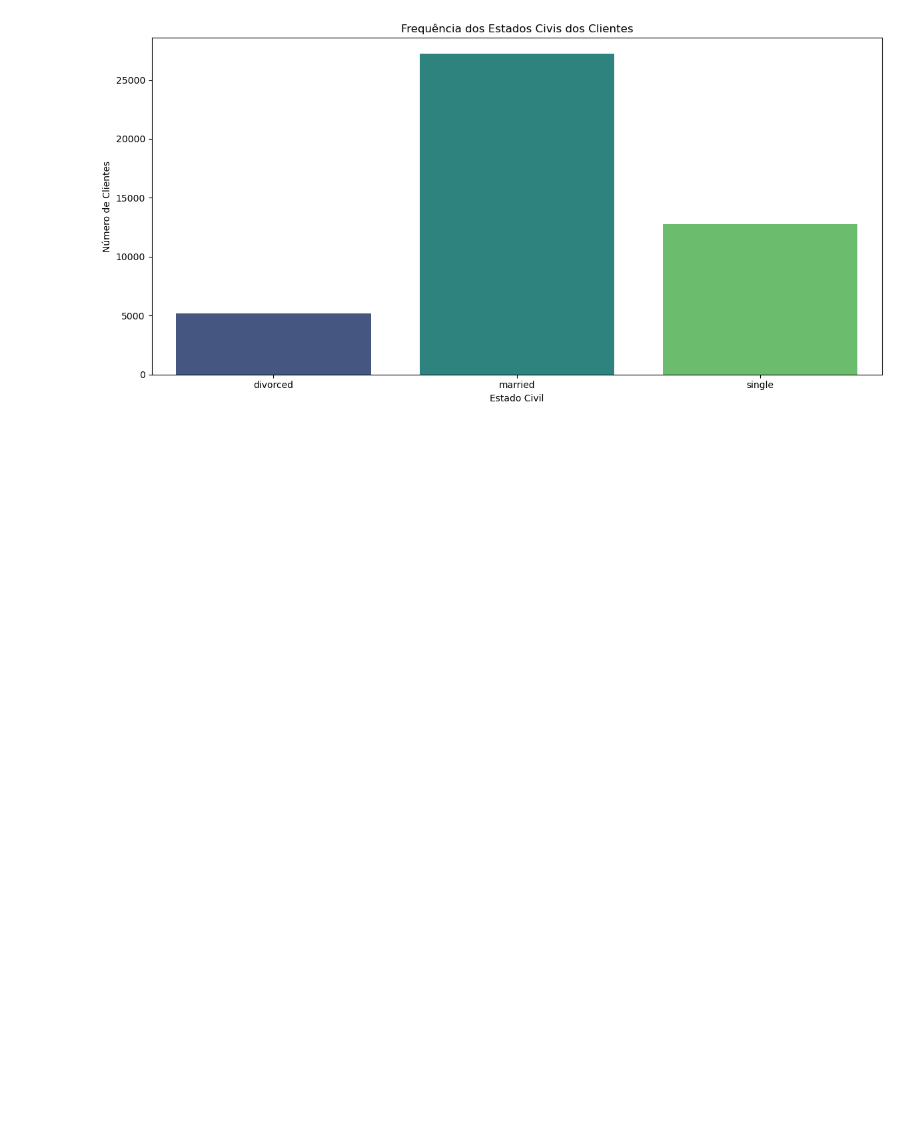
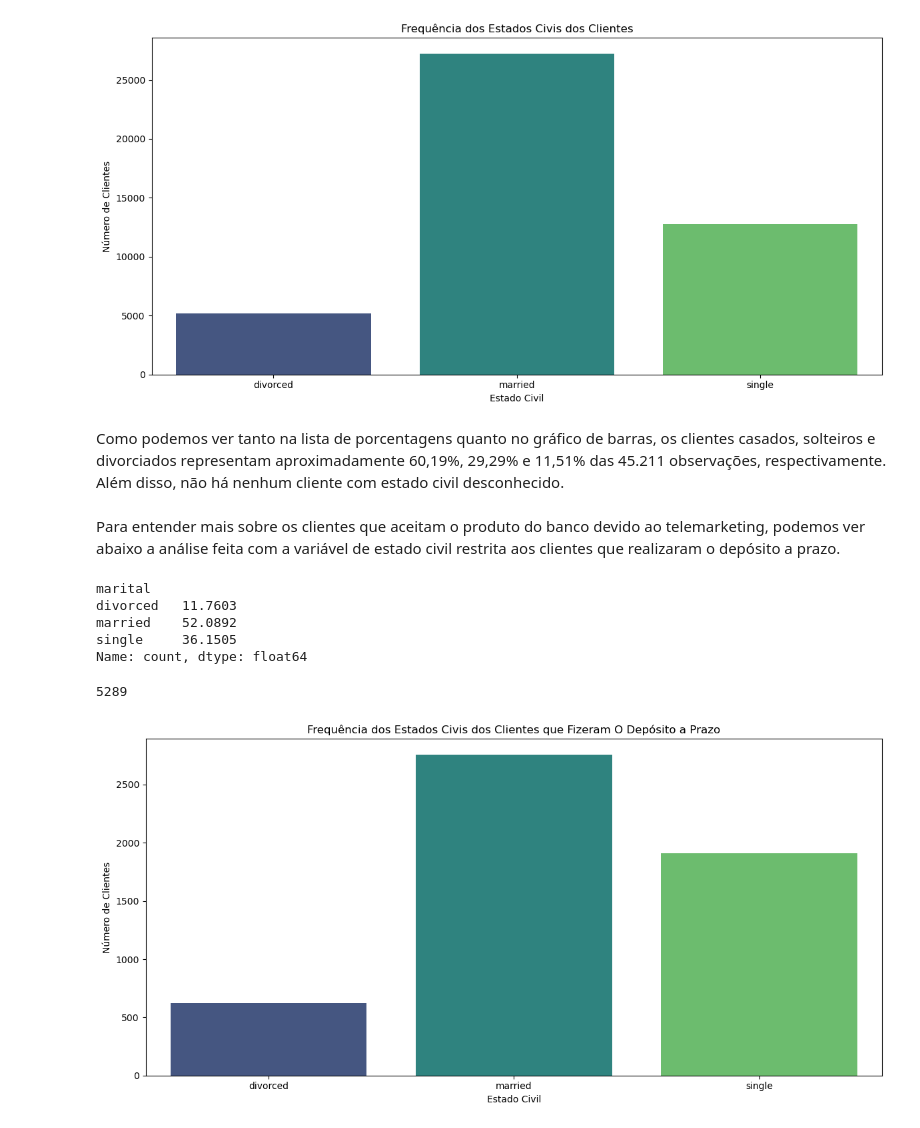
Before and after one commit to gabrieldadcarvalho/machine_learning, a Jupyter notebook: pjt_final/data_understanding.ipynb, the cells around one changed output. Saved outputs shown, nothing was run; the diff lists cells and outputs as text; code cells hidden in the pictures; blank space fills up the shorter version.

```diff
--- a/pjt_final/data_understanding.ipynb
+++ b/pjt_final/data_understanding.ipynb
@@ -319,3 +319,31 @@ plt.ylabel('Número de Clientes')
 plt.tight_layout()
 # %% [output]
 [figure]
+# %% [markdown]
+Como podemos ver tanto na lista de porcentagens quanto no gráfico de barras, os clientes casados, solteiros e divorciados representam aproximadamente 60,19%, 29,29% e 11,51% das 45.211 observações, respectivamente. Além disso, não há nenhum cliente com estado civil desconhecido.
+# %% [markdown]
+Para entender mais sobre os clientes que aceitam o produto do banco devido ao telemarketing, podemos ver abaixo a análise feita com a variável de estado civil restrita aos clientes que realizaram o depósito a prazo.
+# %%
+marital_yes_counts = X[y.values == 'yes']['marital'].value_counts().sort_index()
+marital_yes_percentages = marital_yes_counts * 100 / marital_yes_counts.sum()
+print(marital_yes_percentages)
+# %% [output]
+marital
+divorced   11.7603
+married    52.0892
+single     36.1505
+Name: count, dtype: float64
+# %%
+marital_yes_counts.sum()
+# %% [output]
+5289
+# %%
+plt.figure(figsize=(12,6))
+sns.barplot(x=marital_yes_counts.index, y=marital_yes_counts.values, palette='viridis')
+plt.title('Frequência dos Estados Civis dos Clientes que Fizeram O Depósito a Prazo')
+plt.xlabel('Estado Civil')
+plt.ylabel('Número de Clientes')
+#plt.xticks(rotation=90)
+plt.tight_layout()
+# %% [output]
+[figure, added]
```
Also changed, not shown: parts of 7 cells of this notebook.
